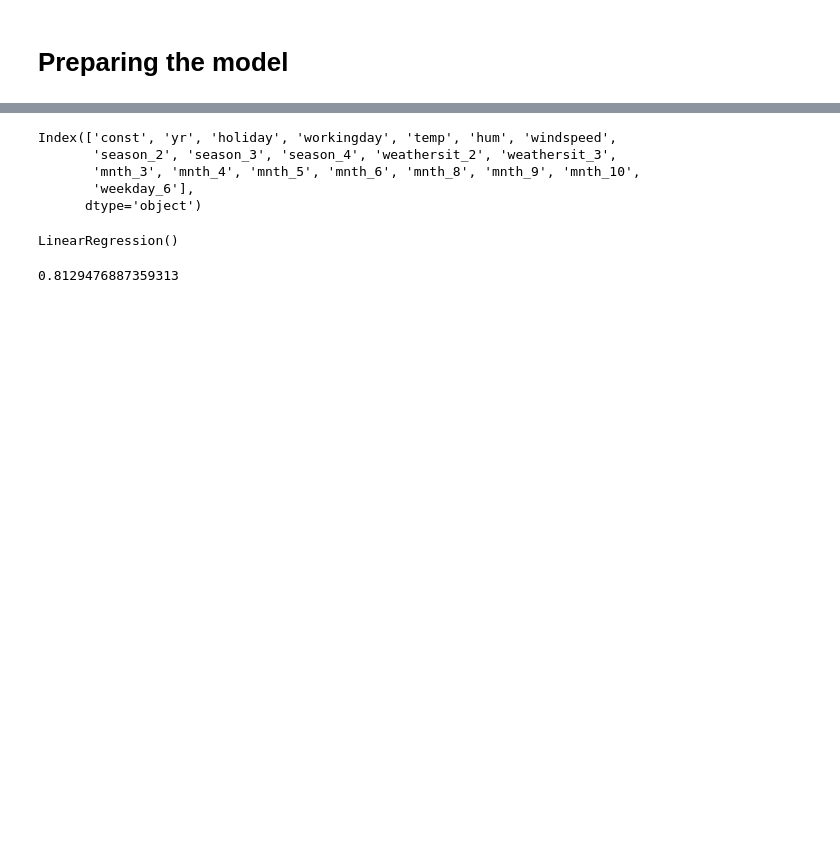
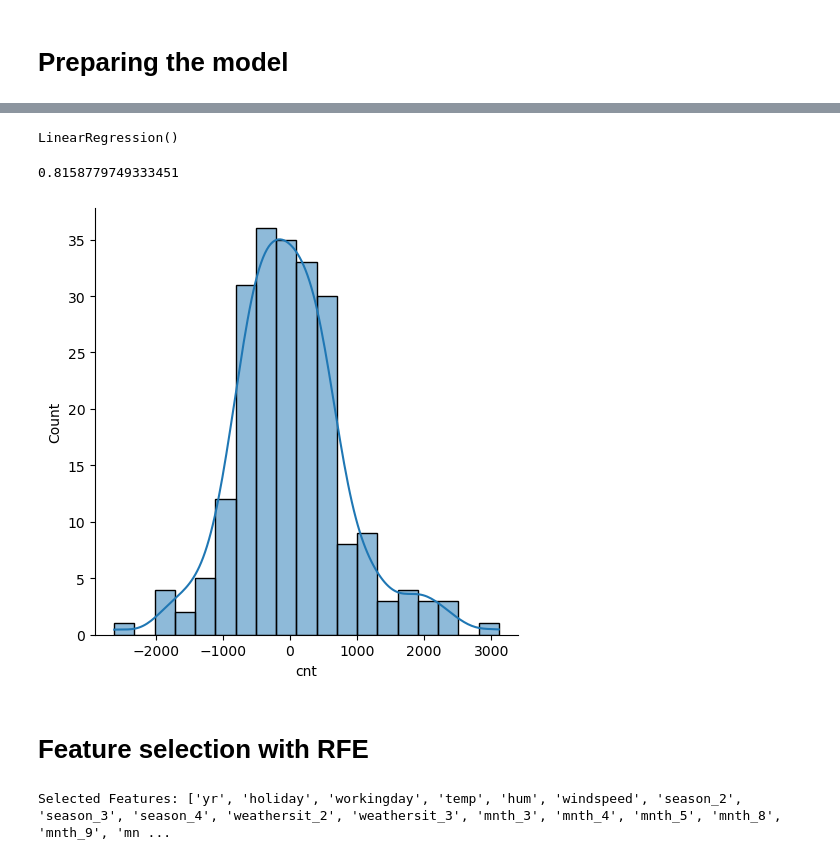
Before and after one commit to maheshh22/BikeRent_CaseStudy, a Jupyter notebook: bike_rental.ipynb, the cells around one changed output, grey strips where cells are left out. Saved outputs shown, nothing was run; the diff lists cells and outputs as text; code cells hidden in the pictures; blank space fills up the shorter version.

```diff
--- a/bike_rental.ipynb
+++ b/bike_rental.ipynb
@@ -371,8 +642,15 @@ Notes:
 # %%
-#model 9 with dropping weekday_3 column as it has high P value
-train_x = train_x.drop(['weekday_5'], axis=1)
+#model 9 with dropping season_3 column as it has high VIF value
+train_x = train_x.drop(['season_3'], axis=1)
 model_9 = sm.OLS(train_y, train_x).fit()
 print(model_9.summary())
+
+vif = pd.DataFrame()
+vif['Features'] = train_x.columns
+vif['VIF'] = [variance_inflation_factor(train_x.values, i) for i in range(train_x.shape[1])]
+vif['VIF'] = round(vif['VIF'], 2)
+vif = vif.sort_values(by = "VIF", ascending = False)
+vif
 # %% [output]
                             OLS Regression Results
 ==============================================================================
@@ -394,8 +689,15 @@ Notes:
 # %%
-#model 10 with dropping weekday_4 column as it has high P value
-train_x = train_x.drop(['weekday_4'], axis=1)
+#model 10 with dropping mnth_3 column as it has high P value
+train_x = train_x.drop(['mnth_3'], axis=1)
 model_10 = sm.OLS(train_y, train_x).fit()
 print(model_10.summary())
+
+vif = pd.DataFrame()
+vif['Features'] = train_x.columns
+vif['VIF'] = [variance_inflation_factor(train_x.values, i) for i in range(train_x.shape[1])]
+vif['VIF'] = round(vif['VIF'], 2)
+vif = vif.sort_values(by = "VIF", ascending = False)
+vif
 # %% [output]
                             OLS Regression Results
 ==============================================================================
@@ -417,11 +736,5 @@ Notes:
-# %%
-train_x.columns
-# %% [output]
-Index(['const', 'yr', 'holiday', 'workingday', 'temp', 'hum', 'windspeed',
-       'season_2', 'season_3', 'season_4', 'weathersit_2', 'weathersit_3',
-       'mnth_3', 'mnth_4', 'mnth_5', 'mnth_6', 'mnth_8', 'mnth_9', 'mnth_10',
-       'weekday_6'],
-      dtype='object')
+# %%
+text_x_cols = train_x.columns
 # %%
 # model 1 :
 lr_sk_m1 = LinearRegression()
@@ -430,13 +743,34 @@ lr_sk_m1.fit(train_x,train_y)
 LinearRegression()
 # %%
 # chosing the required columns for model testing
-test1_x = test_x[['yr', 'holiday', 'workingday', 'temp', 'hum', 'windspeed',
-       'season_2', 'season_3', 'season_4', 'weathersit_2', 'weathersit_3',
-       'mnth_3', 'mnth_4', 'mnth_5', 'mnth_6', 'mnth_8', 'mnth_9', 'mnth_10',
-       'weekday_6']]
+test_x = test_x[text_x_cols]
 #add constant to test1_x
-test1_x = sm.add_constant(test1_x)
-y_pred = lr_sk_m1.predict(test1_x)
+test_x = sm.add_constant(test_x)
+y_pred = lr_sk_m1.predict(test_x)
 r2_score(test_y,y_pred)
 # %% [output]
-0.8129476887359313
+0.8158779749333451
+# %%
+# plotting Residuals
+residuals = y_pred-test_y
+sns.displot(residuals, kde=True)
+plt.show()
+# %% [output]
+[figure, added]
+# %% [markdown]
+# Feature selection with RFE
+# %%
+# Define model (Linear Regression)
+rfe_model = LinearRegression()
+
+# Define RFE with number of features to keep (e.g., 10 best features)
+rfe = RFE(estimator=rfe_model, n_features_to_select=18)
+
+# Fit RFE on training data
+rfe.fit(train_x_rfe, train_y)
+
+# Get selected features
+selected_features = train_x_rfe.columns[rfe.support_]
+print("Selected Features:", selected_features.tolist())
+# %% [output]
+Selected Features: ['yr', 'holiday', 'workingday', 'temp', 'hum', 'windspeed', 'season_2', 'season_3', 'season_4', 'weathersit_2', 'weathersit_3', 'mnth_3', 'mnth_4', 'mnth_5', 'mnth_8', 'mnth_9', 'mn ...
```
Also changed, not shown: parts of 19 cells of this notebook.
